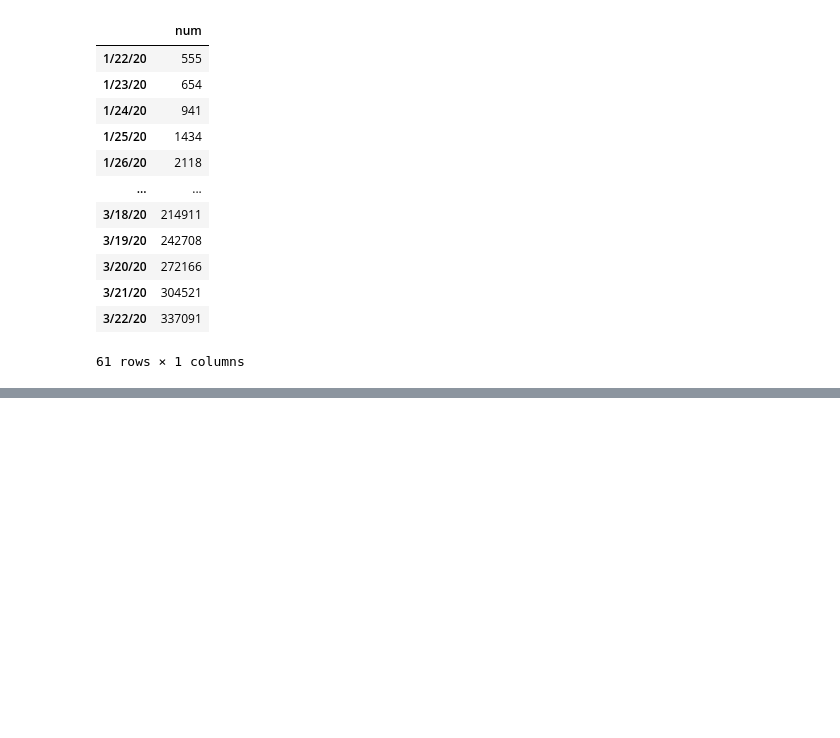
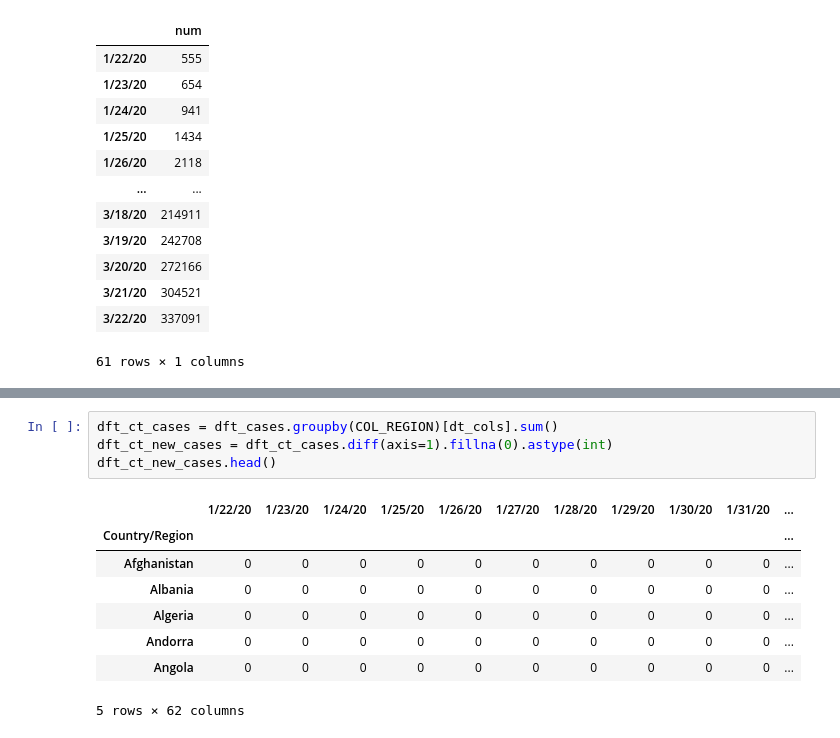
Before and after one commit to geeknees/fastpages_old, a Jupyter notebook: _notebooks/2020-03-24-COVID-19_WORLD.ipynb, the cells around one changed output, grey strips where cells are left out. Cells and saved outputs as stored; diff of their text form; blank space fills up the shorter version.

```diff
--- a/_notebooks/2020-03-24-COVID-19_WORLD.ipynb
+++ b/_notebooks/2020-03-24-COVID-19_WORLD.ipynb
@@ -49,0 +178,13 @@ alt.Chart(df.reset_index()).mark_line().encode(
+# %%
+dft_ct_cases = dft_cases.groupby(COL_REGION)[dt_cols].sum()
+dft_ct_new_cases = dft_ct_cases.diff(axis=1).fillna(0).astype(int)
+dft_ct_new_cases.head()
+# %% [output]
+|  | 1/22/20 | 1/23/20 | 1/24/20 | 1/25/20 | 1/26/20 | 1/27/20 | 1/28/20 | 1/29/20 | 1/30/20 | 1/31/20 | ... |
+| Country/Region |  |  |  |  |  |  |  |  |  |  | ... |
+| Afghanistan | 0 | 0 | 0 | 0 | 0 | 0 | 0 | 0 | 0 | 0 | ... |
+| Albania | 0 | 0 | 0 | 0 | 0 | 0 | 0 | 0 | 0 | 0 | ... |
+| Algeria | 0 | 0 | 0 | 0 | 0 | 0 | 0 | 0 | 0 | 0 | ... |
+| Andorra | 0 | 0 | 0 | 0 | 0 | 0 | 0 | 0 | 0 | 0 | ... |
+| Angola | 0 | 0 | 0 | 0 | 0 | 0 | 0 | 0 | 0 | 0 | ... |
+5 rows × 62 columns
```
Also changed, not shown: parts of 21 cells of this notebook.
